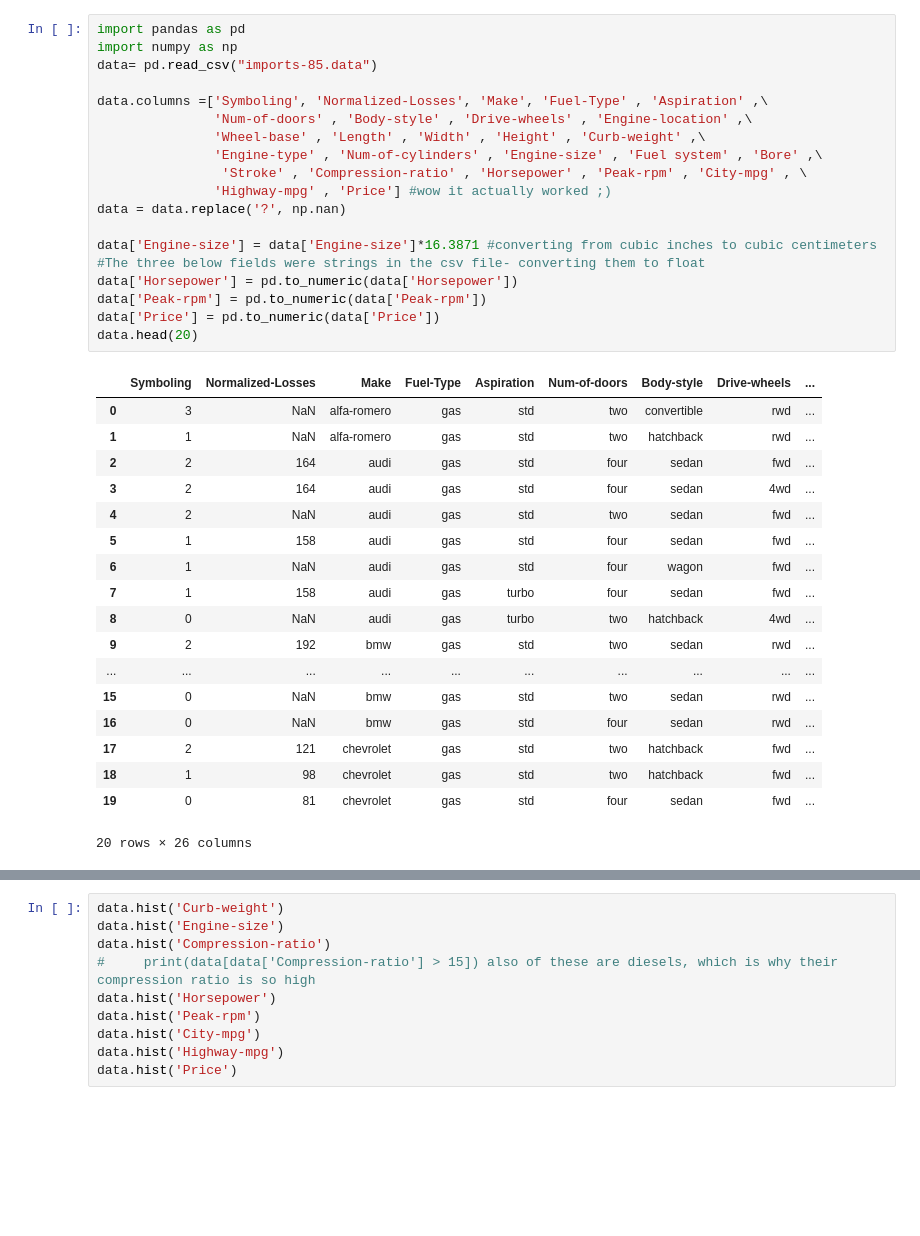
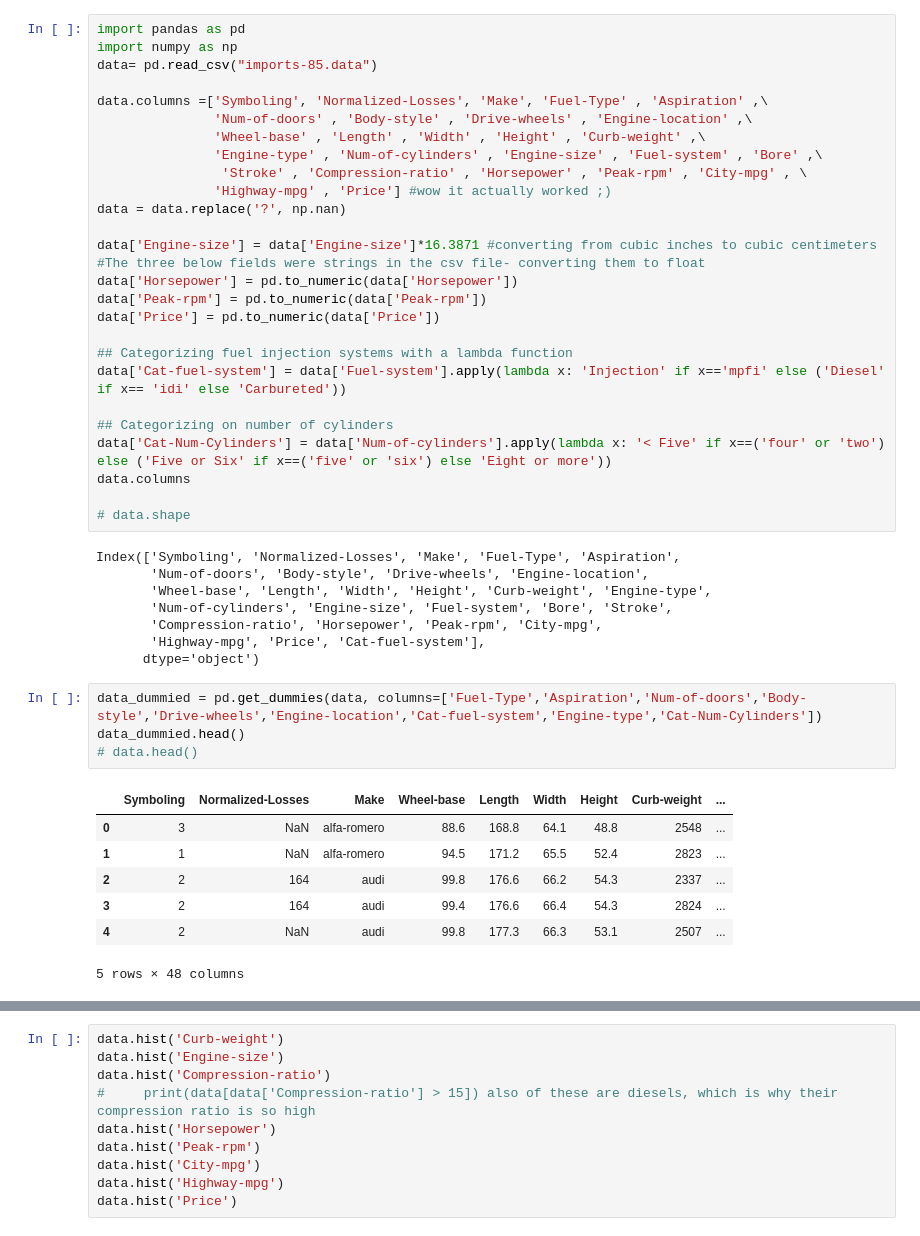
Before and after one commit to mikev6/Automobile-Analysis, a Jupyter notebook: code/mv6 Automobile.ipynb, the cells around one changed output, grey strips where cells are left out. Cells and saved outputs as stored; diff of their text form; blank space fills up the shorter version.

Commit message:
big update
added some lines to train the data, wrote functions to classify some of the features

```diff
--- a/code/mv6 Automobile.ipynb
+++ b/code/mv6 Automobile.ipynb
@@ -6,7 +6,7 @@ data= pd.read_csv("imports-85.data")
 data.columns =['Symboling', 'Normalized-Losses', 'Make', 'Fuel-Type' , 'Aspiration' ,\
                'Num-of-doors' , 'Body-style' , 'Drive-wheels' , 'Engine-location' ,\
                'Wheel-base' , 'Length' , 'Width' , 'Height' , 'Curb-weight' ,\
-               'Engine-type' , 'Num-of-cylinders' , 'Engine-size' , 'Fuel system' , 'Bore' ,\
+               'Engine-type' , 'Num-of-cylinders' , 'Engine-size' , 'Fuel-system' , 'Bore' ,\
                 'Stroke' , 'Compression-ratio' , 'Horsepower' , 'Peak-rpm' , 'City-mpg' , \
                'Highway-mpg' , 'Price'] #wow it actually worked ;)
 data = data.replace('?', np.nan)
@@ -16,23 +16,32 @@ data['Engine-size'] = data['Engine-size']*16.3871 #converting from cubic inches
 data['Horsepower'] = pd.to_numeric(data['Horsepower'])
 data['Peak-rpm'] = pd.to_numeric(data['Peak-rpm'])
 data['Price'] = pd.to_numeric(data['Price'])
-data.head(20)
+
+## Categorizing fuel injection systems with a lambda function
+data['Cat-fuel-system'] = data['Fuel-system'].apply(lambda x: 'Injection' if x=='mpfi' else ('Diesel' if x== 'idi' else 'Carbureted'))
+
+## Categorizing on number of cylinders
+data['Cat-Num-Cylinders'] = data['Num-of-cylinders'].apply(lambda x: '< Five' if x==('four' or 'two') else ('Five or Six' if x==('five' or 'six') else 'Eight or more'))
+data.columns
+
+# data.shape
 # %% [output]
-|  | Symboling | Normalized-Losses | Make | Fuel-Type | Aspiration | Num-of-doors | Body-style | Drive-wheels | ... |
-| 0 | 3 | NaN | alfa-romero | gas | std | two | convertible | rwd | ... |
-| 1 | 1 | NaN | alfa-romero | gas | std | two | hatchback | rwd | ... |
-| 2 | 2 | 164 | audi | gas | std | four | sedan | fwd | ... |
-| 3 | 2 | 164 | audi | gas | std | four | sedan | 4wd | ... |
-| 4 | 2 | NaN | audi | gas | std | two | sedan | fwd | ... |
-| 5 | 1 | 158 | audi | gas | std | four | sedan | fwd | ... |
-| 6 | 1 | NaN | audi | gas | std | four | wagon | fwd | ... |
-| 7 | 1 | 158 | audi | gas | turbo | four | sedan | fwd | ... |
-| 8 | 0 | NaN | audi | gas | turbo | two | hatchback | 4wd | ... |
-| 9 | 2 | 192 | bmw | gas | std | two | sedan | rwd | ... |
-| ... | ... | ... | ... | ... | ... | ... | ... | ... | ... |
-| 15 | 0 | NaN | bmw | gas | std | two | sedan | rwd | ... |
-| 16 | 0 | NaN | bmw | gas | std | four | sedan | rwd | ... |
-| 17 | 2 | 121 | chevrolet | gas | std | two | hatchback | fwd | ... |
-| 18 | 1 | 98 | chevrolet | gas | std | two | hatchback | fwd | ... |
-| 19 | 0 | 81 | chevrolet | gas | std | four | sedan | fwd | ... |
-20 rows × 26 columns
+Index(['Symboling', 'Normalized-Losses', 'Make', 'Fuel-Type', 'Aspiration',
+       'Num-of-doors', 'Body-style', 'Drive-wheels', 'Engine-location',
+       'Wheel-base', 'Length', 'Width', 'Height', 'Curb-weight', 'Engine-type',
+       'Num-of-cylinders', 'Engine-size', 'Fuel-system', 'Bore', 'Stroke',
+       'Compression-ratio', 'Horsepower', 'Peak-rpm', 'City-mpg',
+       'Highway-mpg', 'Price', 'Cat-fuel-system'],
+      dtype='object')
+# %%
+data_dummied = pd.get_dummies(data, columns=['Fuel-Type','Aspiration','Num-of-doors','Body-style','Drive-wheels','Engine-location','Cat-fuel-system','Engine-type','Cat-Num-Cylinders'])
+data_dummied.head()
+# data.head()
+# %% [output]
+|  | Symboling | Normalized-Losses | Make | Wheel-base | Length | Width | Height | Curb-weight | ... |
+| 0 | 3 | NaN | alfa-romero | 88.6 | 168.8 | 64.1 | 48.8 | 2548 | ... |
+| 1 | 1 | NaN | alfa-romero | 94.5 | 171.2 | 65.5 | 52.4 | 2823 | ... |
+| 2 | 2 | 164 | audi | 99.8 | 176.6 | 66.2 | 54.3 | 2337 | ... |
+| 3 | 2 | 164 | audi | 99.4 | 176.6 | 66.4 | 54.3 | 2824 | ... |
+| 4 | 2 | NaN | audi | 99.8 | 177.3 | 66.3 | 53.1 | 2507 | ... |
+5 rows × 48 columns
```
Also changed, not shown: parts of 7 cells of this notebook.
